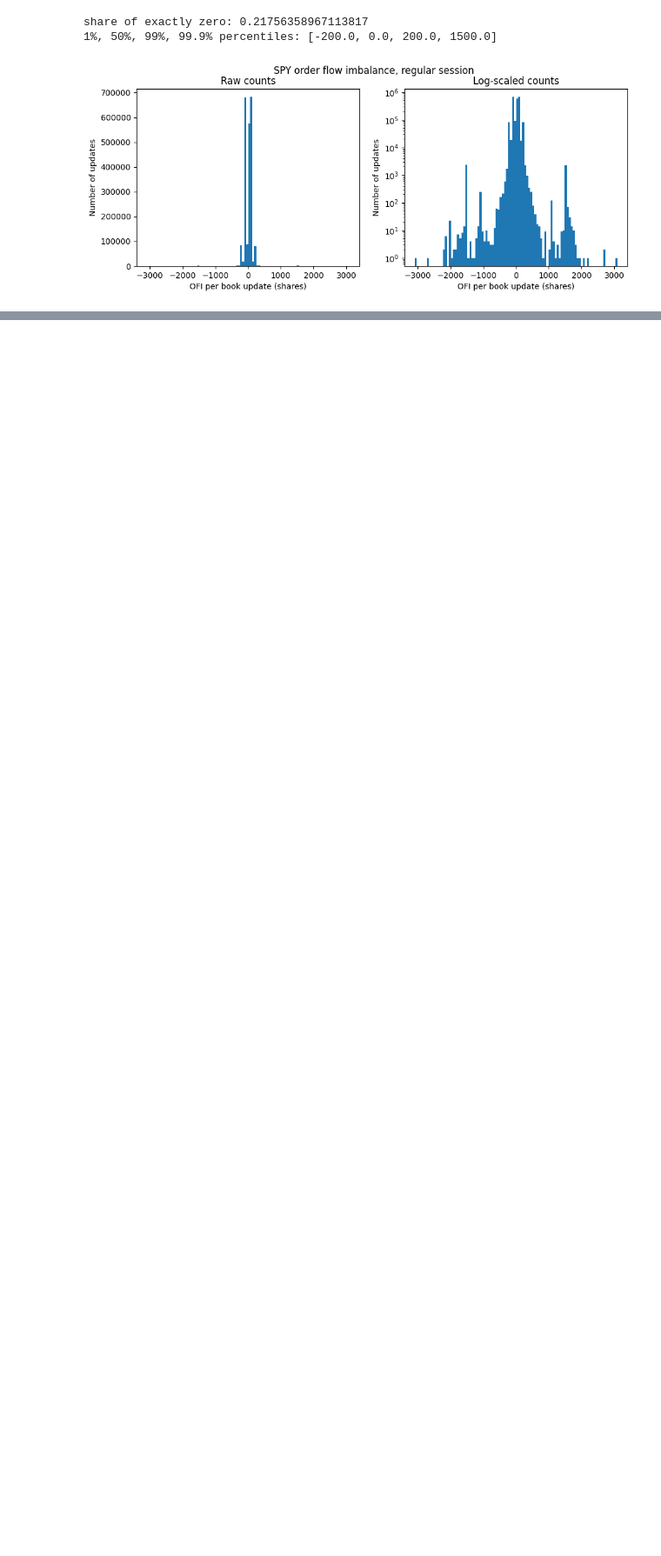
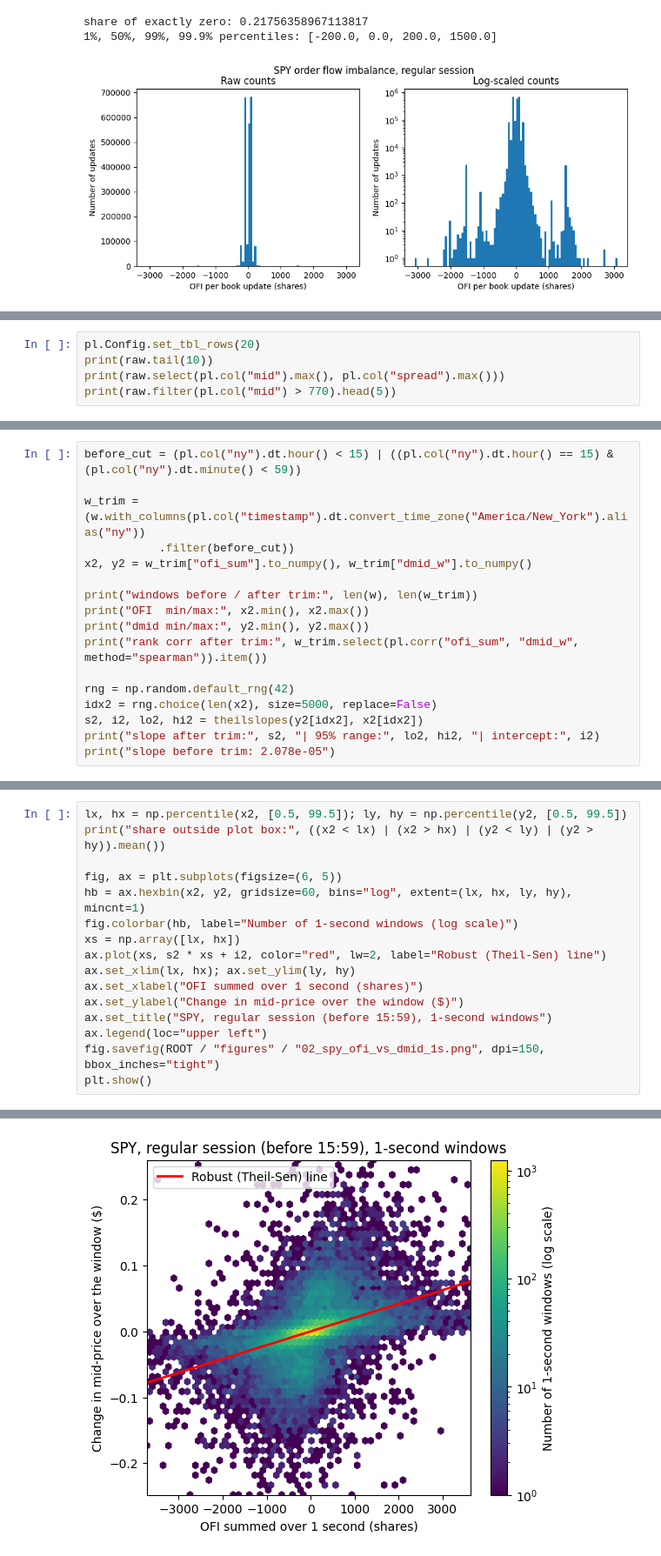
Before and after one commit to Varshareddy016/iex-order-flow-imbalance, a Jupyter notebook: notebooks/phase2_analysis.ipynb, the cells around one changed output, grey strips where cells are left out. Shown at 87% size. Saved outputs shown, nothing was run; the diff lists cells and outputs as text; blank space fills up the shorter version.

```diff
--- a/notebooks/phase2_analysis.ipynb
+++ b/notebooks/phase2_analysis.ipynb
@@ -71,0 +150,5 @@ windows: 23340 | rank corr: 0.5919579131734685
+# %%
+pl.Config.set_tbl_rows(20)
+print(raw.tail(10))
+print(raw.select(pl.col("mid").max(), pl.col("spread").max()))
+print(raw.filter(pl.col("mid") > 770).head(5))
@@ -71,0 +198,17 @@ windows: 23340 | rank corr: 0.5919579131734685
+# %%
+before_cut = (pl.col("ny").dt.hour() < 15) | ((pl.col("ny").dt.hour() == 15) & (pl.col("ny").dt.minute() < 59))
+
+w_trim = (w.with_columns(pl.col("timestamp").dt.convert_time_zone("America/New_York").alias("ny"))
+           .filter(before_cut))
+x2, y2 = w_trim["ofi_sum"].to_numpy(), w_trim["dmid_w"].to_numpy()
+
+print("windows before / after trim:", len(w), len(w_trim))
+print("OFI  min/max:", x2.min(), x2.max())
+print("dmid min/max:", y2.min(), y2.max())
+print("rank corr after trim:", w_trim.select(pl.corr("ofi_sum", "dmid_w", method="spearman")).item())
+
+rng = np.random.default_rng(42)
+idx2 = rng.choice(len(x2), size=5000, replace=False)
+s2, i2, lo2, hi2 = theilslopes(y2[idx2], x2[idx2])
+print("slope after trim:", s2, "| 95% range:", lo2, hi2, "| intercept:", i2)
+print("slope before trim: 2.078e-05")
@@ -71,0 +252,17 @@ windows: 23340 | rank corr: 0.5919579131734685
+# %%
+lx, hx = np.percentile(x2, [0.5, 99.5]); ly, hy = np.percentile(y2, [0.5, 99.5])
+print("share outside plot box:", ((x2 < lx) | (x2 > hx) | (y2 < ly) | (y2 > hy)).mean())
+
+fig, ax = plt.subplots(figsize=(6, 5))
+hb = ax.hexbin(x2, y2, gridsize=60, bins="log", extent=(lx, hx, ly, hy), mincnt=1)
+fig.colorbar(hb, label="Number of 1-second windows (log scale)")
+xs = np.array([lx, hx])
+ax.plot(xs, s2 * xs + i2, color="red", lw=2, label="Robust (Theil-Sen) line")
+ax.set_xlim(lx, hx); ax.set_ylim(ly, hy)
+ax.set_xlabel("OFI summed over 1 second (shares)")
+ax.set_ylabel("Change in mid-price over the window ($)")
+ax.set_title("SPY, regular session (before 15:59), 1-second windows")
+ax.legend(loc="upper left")
+fig.savefig(ROOT / "figures" / "02_spy_ofi_vs_dmid_1s.png", dpi=150, bbox_inches="tight")
+plt.show()
+# %% [output]
@@ -71,0 +270 @@ windows: 23340 | rank corr: 0.5919579131734685
+[figure, added]
```
Also changed, not shown: parts of 14 cells of this notebook, 2 other files.
